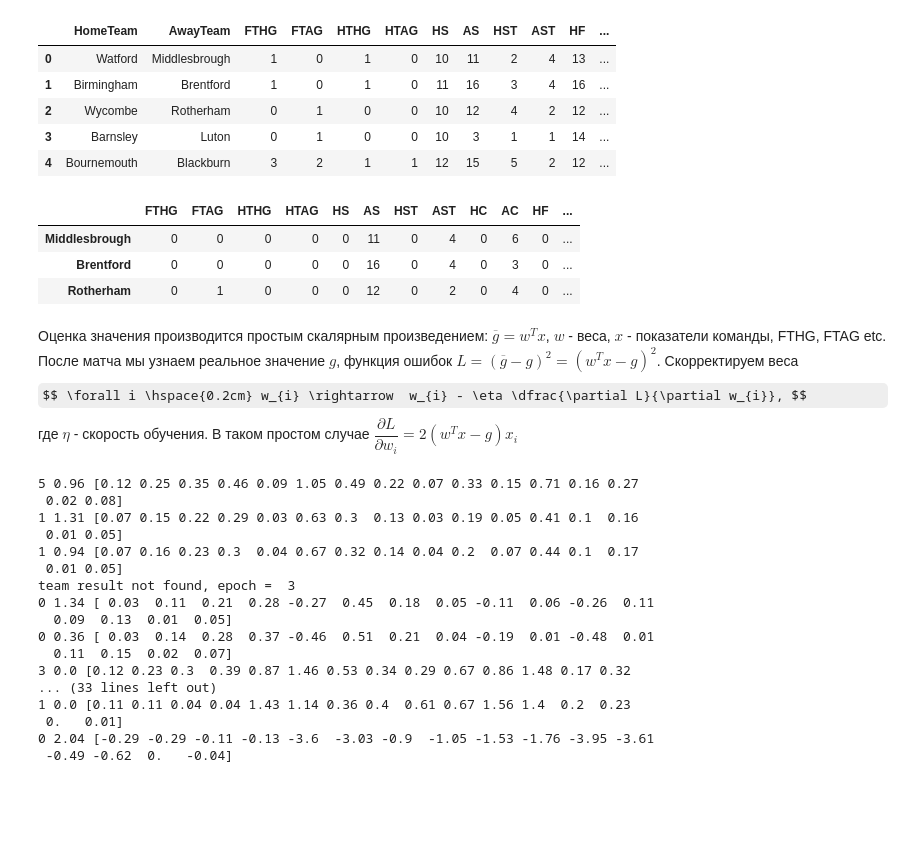
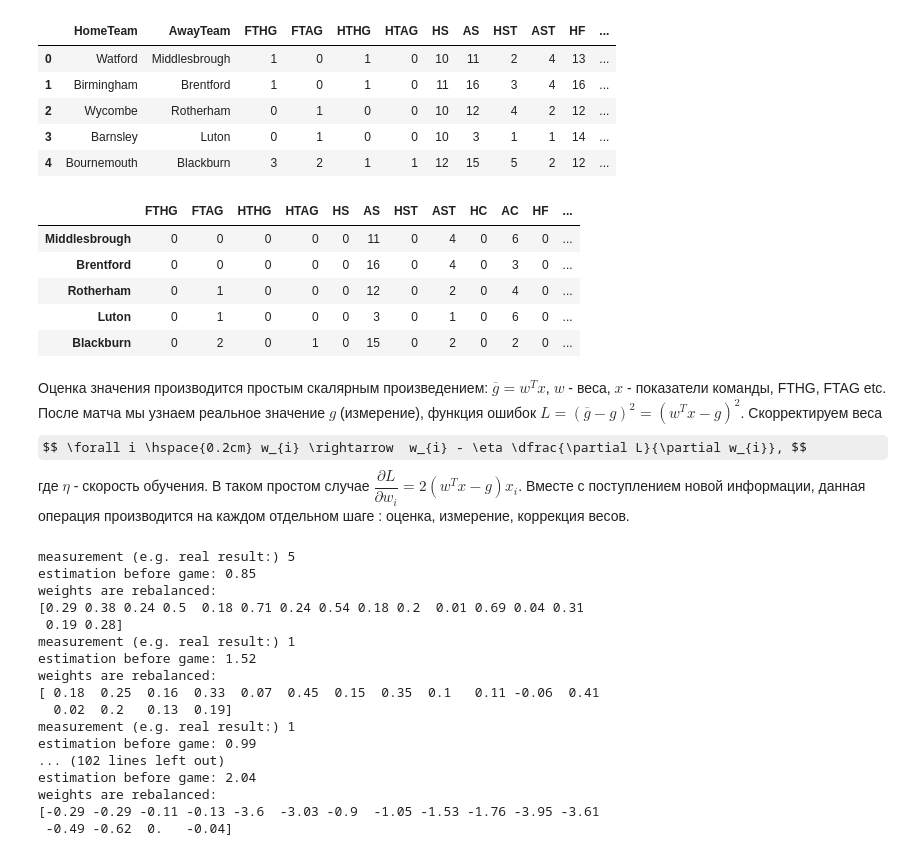
Before and after one commit to starasow/stuff, a Jupyter notebook: football_stats.ipynb, the cells around one changed output. Cells and saved outputs as stored; diff of their text form; code cells hidden in the pictures; some formulas as TeX source; blank space fills up the shorter version.

```diff
--- a/football_stats.ipynb
+++ b/football_stats.ipynb
@@ -49,22 +49,24 @@ def update_table(team_stats, game_stats_tour):
 # %%
 epoch = 0
 game_stats_tour = game_stats.loc[game_stats.Tour == epoch]
 game_stats_next_tour = game_stats.loc[game_stats.Tour == epoch + 1]
 
 #initialising team_stats_table
 team_stats = pd.DataFrame(index = [team for team in game_stats_tour.AwayTeam] + [team for team in game_stats_tour.HomeTeam],
 columns = ['FTHG','FTAG','HTHG','HTAG','HS','AS','HST','AST','HC','AC','HF','AF','HY','AY','HR','AR']).fillna(0).astype(int)
 
 update_table(team_stats, game_stats_tour) #stats for epoch 0 so far
-team_stats.head(3)
+team_stats.head(5)
 #print(np.array(team_stats.loc['Brentford'].values.tolist()))
 #game_stats_next_tour.AwayTeam.head(5)
 # %% [output]
 |  | FTHG | FTAG | HTHG | HTAG | HS | AS | HST | AST | HC | AC | HF | ... |
 | Middlesbrough | 0 | 0 | 0 | 0 | 0 | 11 | 0 | 4 | 0 | 6 | 0 | ... |
 | Brentford | 0 | 0 | 0 | 0 | 0 | 16 | 0 | 4 | 0 | 3 | 0 | ... |
 | Rotherham | 0 | 1 | 0 | 0 | 0 | 12 | 0 | 2 | 0 | 4 | 0 | ... |
+| Luton | 0 | 1 | 0 | 0 | 0 | 3 | 0 | 1 | 0 | 6 | 0 | ... |
+| Blackburn | 0 | 2 | 0 | 1 | 0 | 15 | 0 | 2 | 0 | 2 | 0 | ... |
 # %% [markdown]
-Оценка значения производится простым скалярным произведением: $ \overline{g} = w^{T} x $, $w$ - веса, $x$ - показатели команды, FTHG, FTAG etc. После матча мы узнаем реальное значение $ g $, функция ошибок $ L = (\overline{g} - g)^2 =  (w^{T} x - g)^{2} $. Скорректируем веса $$ \forall i \hspace{0.2cm} w_{i} \rightarrow  w_{i} - \eta \dfrac{\partial L}{\partial w_{i}}, $$
-где $\eta$ - скорость обучения. В таком простом случае $\dfrac{\partial L}{\partial w_{i}} = 2(w^{T} x - g) x_{i}$
+Оценка значения производится простым скалярным произведением: $ \overline{g} = w^{T} x $, $w$ - веса, $x$ - показатели команды, FTHG, FTAG etc. После матча мы узнаем реальное значение $ g $ (измерение), функция ошибок $ L = (\overline{g} - g)^2 =  (w^{T} x - g)^{2} $. Скорректируем веса $$ \forall i \hspace{0.2cm} w_{i} \rightarrow  w_{i} - \eta \dfrac{\partial L}{\partial w_{i}}, $$
+где $\eta$ - скорость обучения. В таком простом случае $\dfrac{\partial L}{\partial w_{i}} = 2(w^{T} x - g) x_{i}$. Вместе с  поступлением новой информации, данная операция производится на каждом отдельном шаге : оценка, измерение, коррекция весов.
 # %%
@@ -119,26 +123,29 @@ for epoch in range(0, 26):
 
     aposterior_weights = back_prop(Weights, team, measurement, aprior_estimation)
     error.append(round(aprior_estimation - measurement))
-    print(measurement, round(aprior_estimation, 2), np.around(aposterior_weights, 2))
+    print('measurement (e.g. real result:)', measurement)
+    print('estimation before game:', round(aprior_estimation, 2))
+    print('weights are rebalanced:')
+    print(np.around(aposterior_weights, 2))
     #print(np.round(np.array(error), 2))
 
     for team in team_stats.index.values.tolist():
         Weights.update({team : aposterior_weights / np.sqrt(np.sum(np.square(aposterior_weights)))})
 # %% [output]
-5 0.96 [0.12 0.25 0.35 0.46 0.09 1.05 0.49 0.22 0.07 0.33 0.15 0.71 0.16 0.27
- 0.02 0.08]
-1 1.31 [0.07 0.15 0.22 0.29 0.03 0.63 0.3  0.13 0.03 0.19 0.05 0.41 0.1  0.16
- 0.01 0.05]
-1 0.94 [0.07 0.16 0.23 0.3  0.04 0.67 0.32 0.14 0.04 0.2  0.07 0.44 0.1  0.17
- 0.01 0.05]
-team result not found, epoch =  3
-0 1.34 [ 0.03  0.11  0.21  0.28 -0.27  0.45  0.18  0.05 -0.11  0.06 -0.26  0.11
-  0.09  0.13  0.01  0.05]
-0 0.36 [ 0.03  0.14  0.28  0.37 -0.46  0.51  0.21  0.04 -0.19  0.01 -0.48  0.01
-  0.11  0.15  0.02  0.07]
-3 0.0 [0.12 0.23 0.3  0.39 0.87 1.46 0.53 0.34 0.29 0.67 0.86 1.48 0.17 0.32
-... (33 lines left out)
-1 0.0 [0.11 0.11 0.04 0.04 1.43 1.14 0.36 0.4  0.61 0.67 1.56 1.4  0.2  0.23
- 0.   0.01]
-0 2.04 [-0.29 -0.29 -0.11 -0.13 -3.6  -3.03 -0.9  -1.05 -1.53 -1.76 -3.95 -3.61
+measurement (e.g. real result:) 5
+estimation before game: 0.85
+weights are rebalanced:
+[0.29 0.38 0.24 0.5  0.18 0.71 0.24 0.54 0.18 0.2  0.01 0.69 0.04 0.31
+ 0.19 0.28]
+measurement (e.g. real result:) 1
+estimation before game: 1.52
+weights are rebalanced:
+[ 0.18  0.25  0.16  0.33  0.07  0.45  0.15  0.35  0.1   0.11 -0.06  0.41
+  0.02  0.2   0.13  0.19]
+measurement (e.g. real result:) 1
+estimation before game: 0.99
+... (102 lines left out)
+estimation before game: 2.04
+weights are rebalanced:
+[-0.29 -0.29 -0.11 -0.13 -3.6  -3.03 -0.9  -1.05 -1.53 -1.76 -3.95 -3.61
  -0.49 -0.62  0.   -0.04]
```
Also changed, not shown: parts of 4 cells of this notebook.
